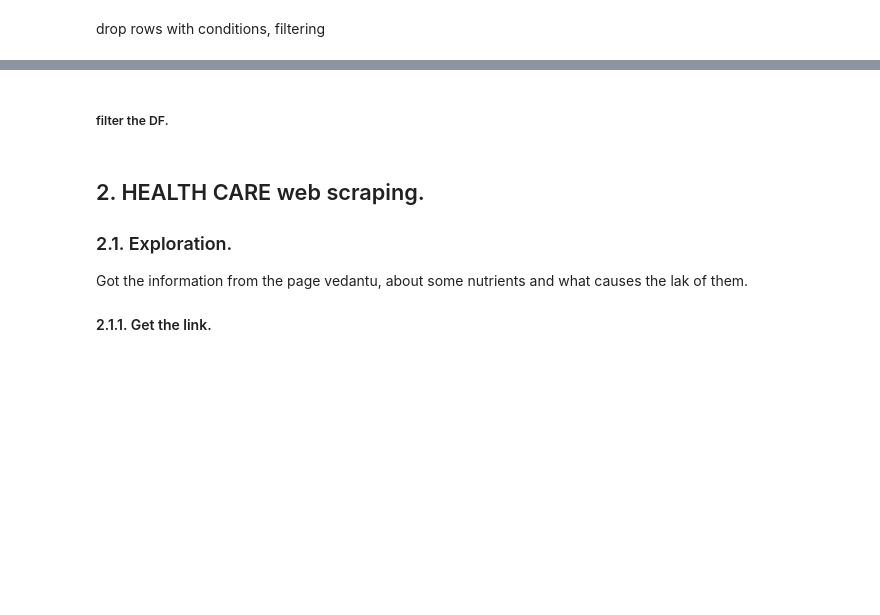
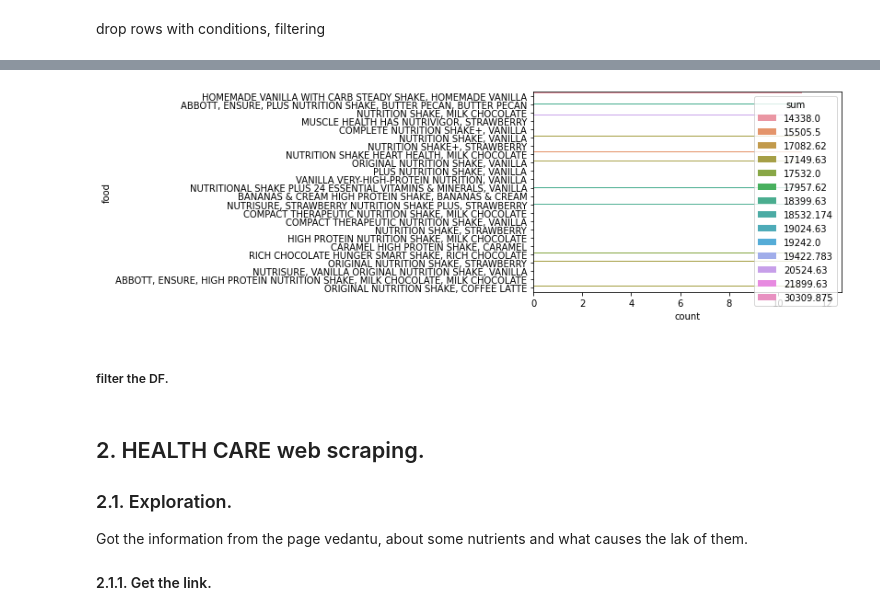
Before and after one commit to imalanz/PipeLine_proy2, a Jupyter notebook: analysis.ipynb, the cells around one changed output, grey strips where cells are left out. Saved outputs shown, nothing was run; the diff lists cells and outputs as text; code cells hidden in the pictures; blank space fills up the shorter version.

```diff
--- a/analysis.ipynb
+++ b/analysis.ipynb
@@ -240,3 +263,7 @@ TypeError: cannot do slice indexing on Int64Index with these indexers [nutrient]
+# %%
+sns.countplot(y=usda["food"], hue=usda["sum"]);
+# %% [output]
+[figure, added]
 # %% [markdown]
 ##### filter the DF.
 # %% [markdown]
```
Also changed, not shown: parts of 32 cells of this notebook, 2 other files.
